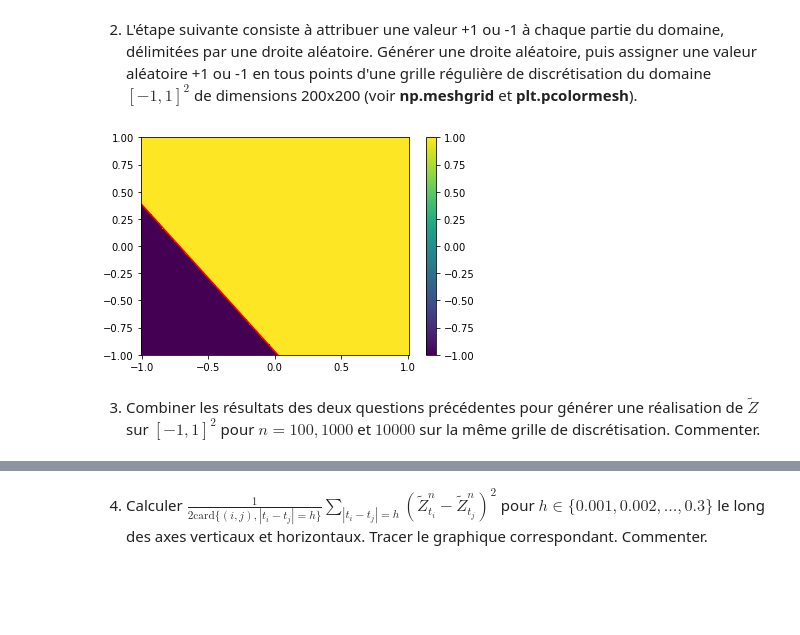
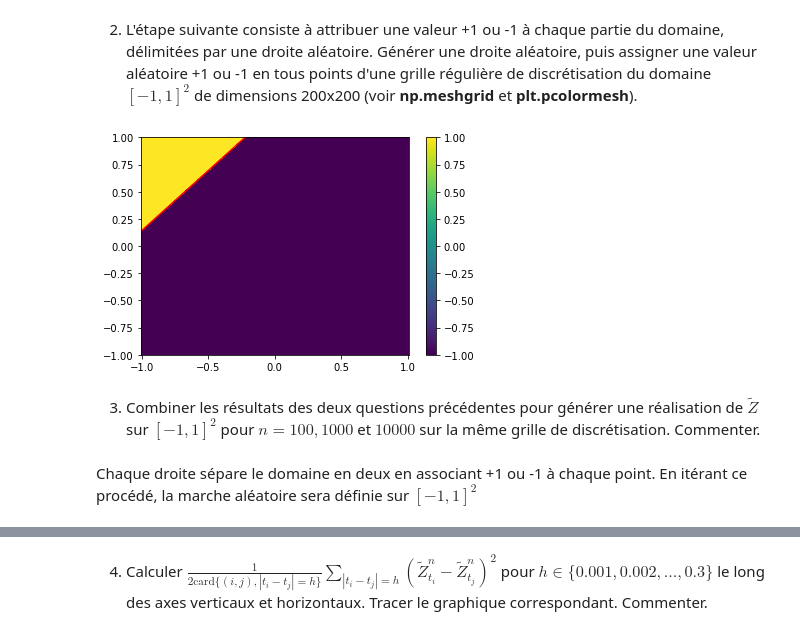
Before and after one commit to Joris-Landais/pojet_num-rique_proba, a Jupyter notebook: Projet numérique de Probabilités 2022 - enonce.ipynb, the cells around one changed output, grey strips where cells are left out. Saved outputs shown, nothing was run; the diff lists cells and outputs as text; code cells hidden in the pictures; blank space fills up the shorter version.

```diff
--- a/Projet numérique de Probabilités 2022 - enonce.ipynb
+++ b/Projet numérique de Probabilités 2022 - enonce.ipynb
@@ -296,16 +296,16 @@ droite_aléatoire(n)
 # %% [markdown]
 2. L'étape suivante consiste à attribuer une valeur +1 ou -1 à chaque partie du domaine, délimitées par une droite aléatoire. Générer une droite aléatoire, puis assigner une valeur aléatoire +1 ou -1 en tous points d'une grille régulière de discrétisation du domaine $[-1,1]^2$ de dimensions 200x200 (voir **np.meshgrid** et **plt.pcolormesh**).
 # %%
-import matplotlib.pyplot as plt
-def separate_domain(n):
+
+def separate_domain(resolution):
     a=np.random.uniform(0,math.pi)
     p=np.random.uniform(-2**0.5,2**0.5)
-    X=np.linspace(-1,1,n)
-    Y=np.linspace(-1,1,n)
+    X=np.linspace(-1,1,resolution)
+    Y=np.linspace(-1,1,resolution)
     grx,gry=np.meshgrid(X,Y)
     Z=grx*math.cos(a)+gry*math.sin(a) - p
-    for i in range(n):
-        for j in range(n):
+    for i in range(resolution):
+        for j in range(resolution):
             if Z[i][j]>0:
                 Z[i][j]=1
             else:
@@ -316,9 +316,11 @@ def separate_domain(n):
     plt.colorbar(c)
     plt.show()
 # %%
-n=200
-separate_domain(n)
+resolution=200
+separate_domain(resolution)
 # %% [output]
-[figure, old version]
+[figure, new version]
 # %% [markdown]
 3. Combiner les résultats des deux questions précédentes pour générer une réalisation de $\tilde{Z}$ sur $[-1,1]^2$ pour $n = 100, 1000$ et $10000$ sur la même grille de discrétisation. Commenter.
+# %% [markdown]
+Chaque droite sépare le domaine en deux en associant +1 ou -1 à chaque point. En itérant ce procédé, la marche aléatoire sera définie sur $[-1,1]^2$
```
Also changed, not shown: parts of 5 cells of this notebook.
